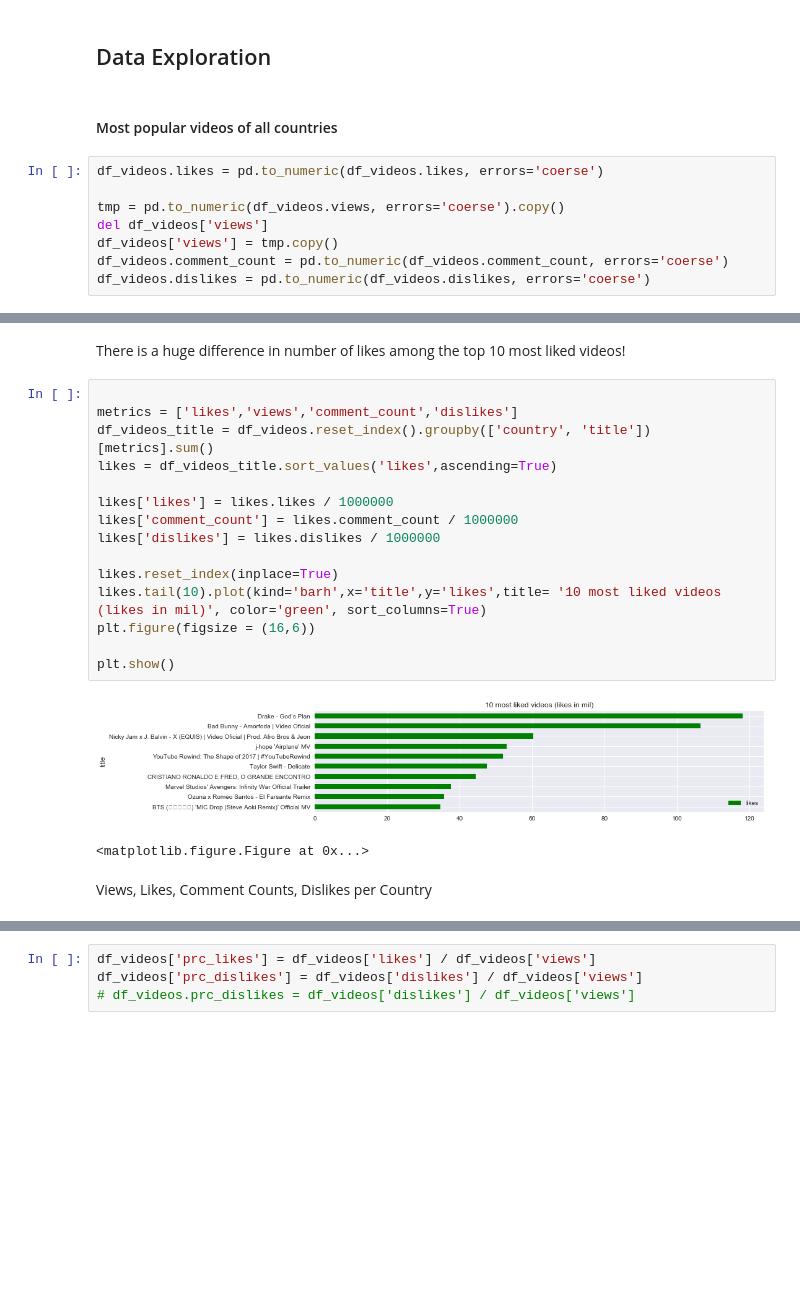
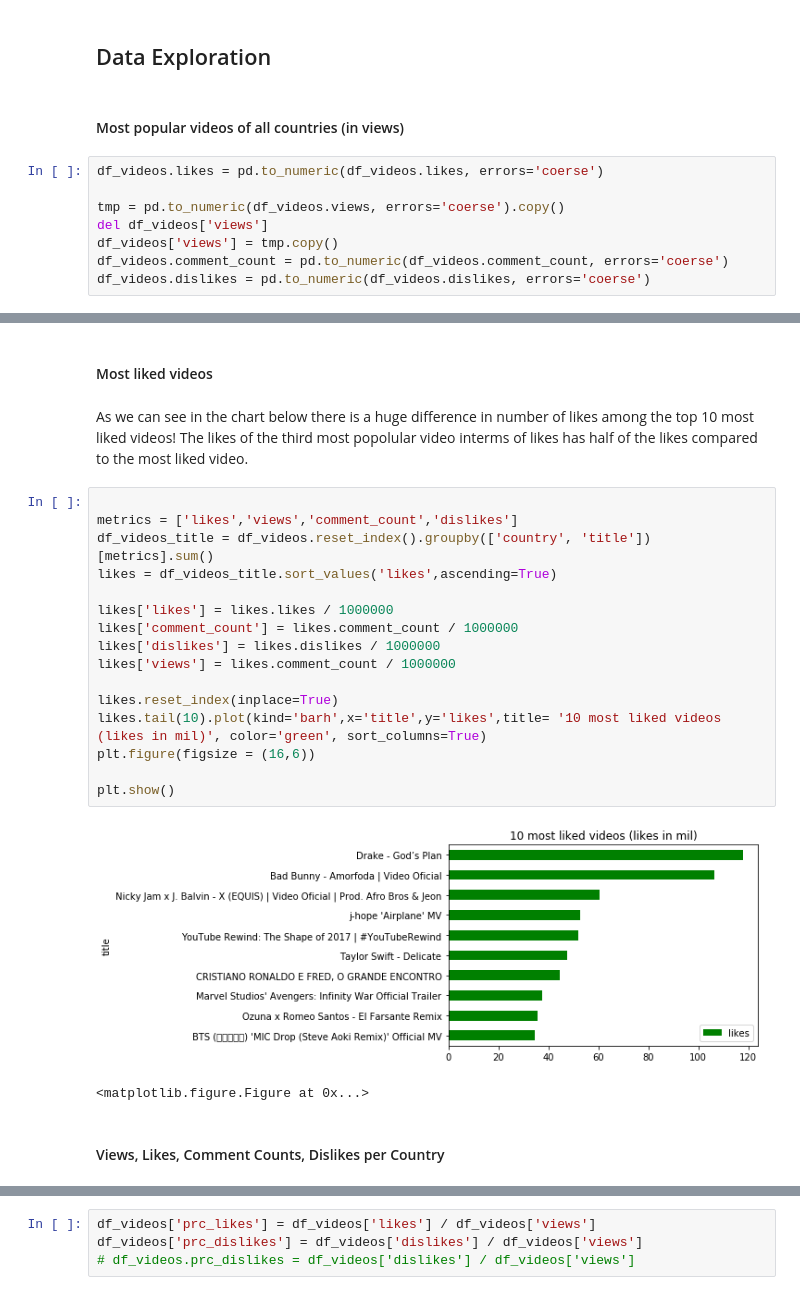
Before and after one commit to giannoulaki/Springboard, a Jupyter notebook: Capstone_Project/Capstone Project.ipynb, the cells around one changed output, grey strips where cells are left out. Cells and saved outputs as stored; diff of their text form; blank space fills up the shorter version.

```diff
--- a/Capstone_Project/Capstone Project.ipynb
+++ b/Capstone_Project/Capstone Project.ipynb
@@ -216,7 +239,7 @@ Analysis of changes over time etc
 
 ## Data Exploration
 # %% [markdown]
-#### Most popular videos of all countries
+#### Most popular videos of all countries (in views)
 # %%
 df_videos.likes = pd.to_numeric(df_videos.likes, errors='coerse')
 
@@ -250,25 +273,28 @@ display(youtube([video_id[5], video_id[6], video_id[7]], width=250, height=300))
 [interactive output not drawn]
 [interactive output not drawn]
 [interactive output not drawn]
+# %% [markdown]
+#### Most liked videos
 # %% [markdown]
-There is a huge difference in number of likes among  the top 10 most liked videos!
+As we can see in the chart below there is a huge difference in number of likes among  the top 10 most liked videos! The likes of the third most popolular video interms of likes has half of the likes compared to the most liked video.
 # %%
 
 metrics = ['likes','views','comment_count','dislikes']
 df_videos_title = df_videos.reset_index().groupby(['country', 'title'])[metrics].sum()
 likes = df_videos_title.sort_values('likes',ascending=True)
 
 likes['likes'] = likes.likes / 1000000
 likes['comment_count'] = likes.comment_count / 1000000
 likes['dislikes'] = likes.dislikes / 1000000
+likes['views'] = likes.comment_count / 1000000
 
 likes.reset_index(inplace=True)
 likes.tail(10).plot(kind='barh',x='title',y='likes',title= '10 most liked videos (likes in mil)', color='green', sort_columns=True)
 plt.figure(figsize = (16,6))
 
 plt.show()
 # %% [output]
-[figure, old version]
+[figure, new version]
 <matplotlib.figure.Figure at 0x...>
 # %% [markdown]
-Views, Likes, Comment Counts, Dislikes per Country
+#### Views, Likes, Comment Counts, Dislikes per Country
```
Also changed, not shown: parts of 69 cells of this notebook, 28 other files.
